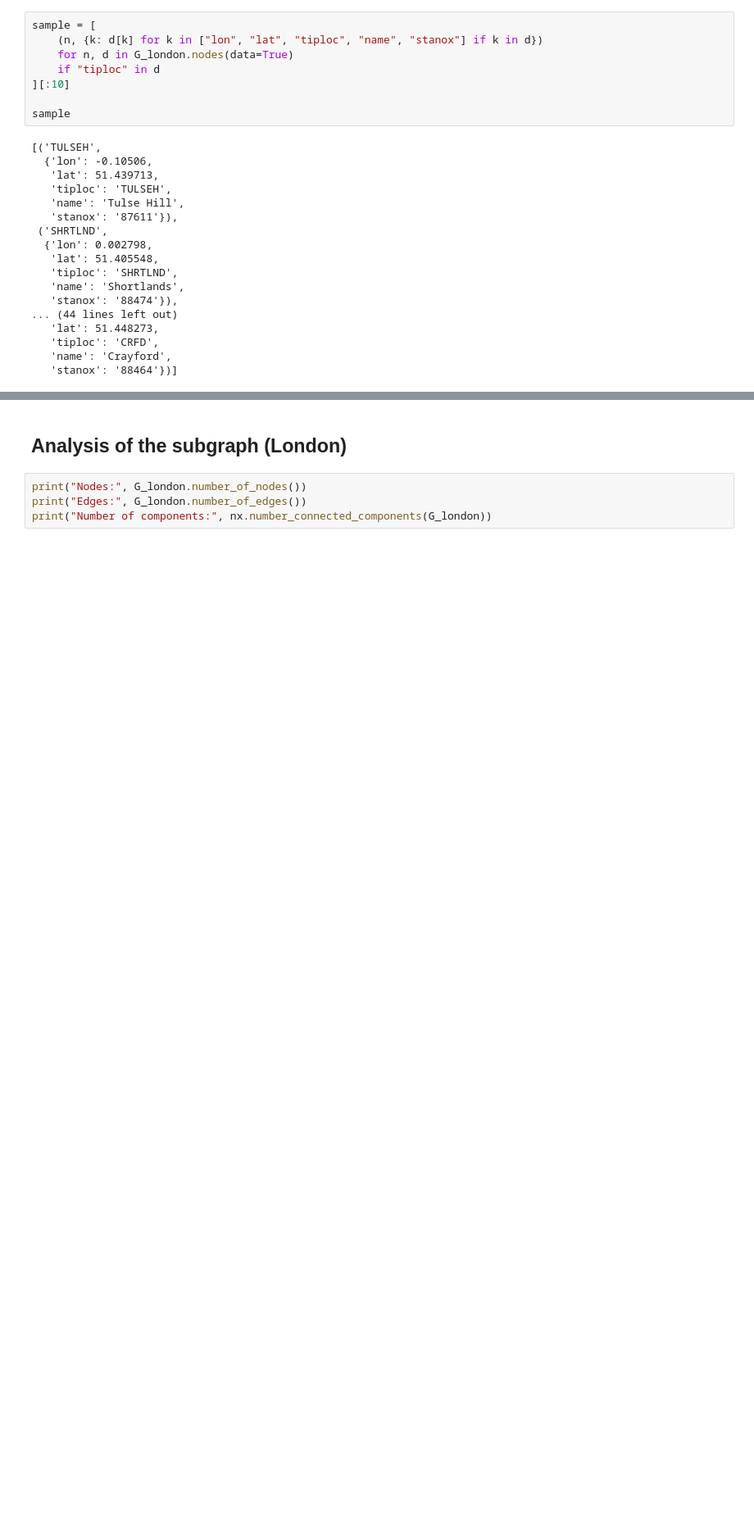
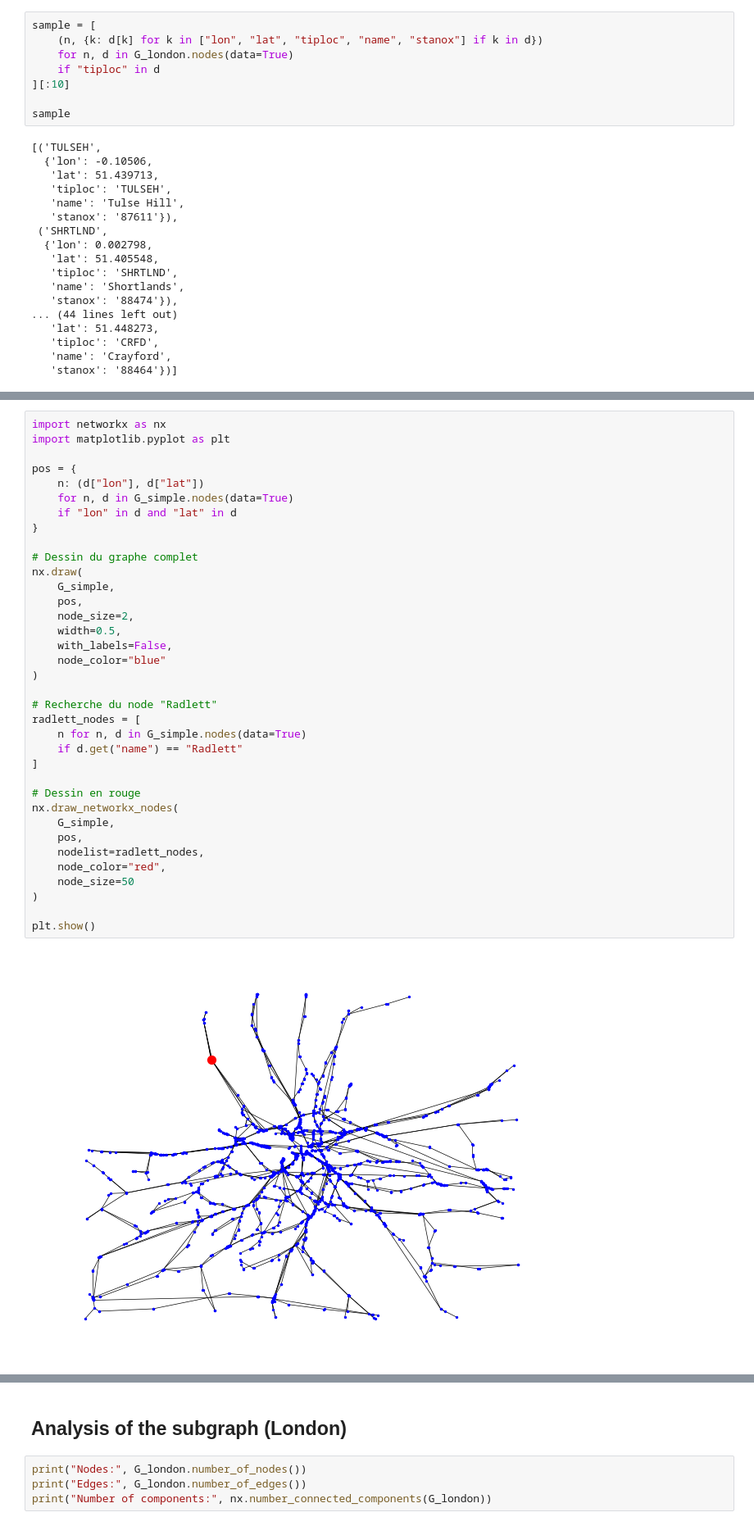
Before and after one commit to thibaultquentin66-lang/resilience_freight_train_UK, a Jupyter notebook: Final_Work.ipynb, the cells around one changed output, grey strips where cells are left out. Shown at 82% size. Cells and saved outputs as stored; diff of their text form; blank space fills up the shorter version.

```diff
--- a/Final_Work.ipynb
+++ b/Final_Work.ipynb
@@ -1050,0 +1249,38 @@ sample
+# %%
+import networkx as nx
+import matplotlib.pyplot as plt
+
+pos = {
+    n: (d["lon"], d["lat"])
+    for n, d in G_simple.nodes(data=True)
+    if "lon" in d and "lat" in d
+}
+
+# Dessin du graphe complet
+nx.draw(
+    G_simple,
+    pos,
+    node_size=2,
+    width=0.5,
+    with_labels=False,
+    node_color="blue"
+)
+
+# Recherche du node "Radlett"
+radlett_nodes = [
+    n for n, d in G_simple.nodes(data=True)
+    if d.get("name") == "Radlett"
+]
+
+# Dessin en rouge
+nx.draw_networkx_nodes(
+    G_simple,
+    pos,
+    nodelist=radlett_nodes,
+    node_color="red",
+    node_size=50
+)
+
+plt.show()
+# %% [output]
+[figure, added]
```
Also changed, not shown: parts of 35 cells of this notebook.
